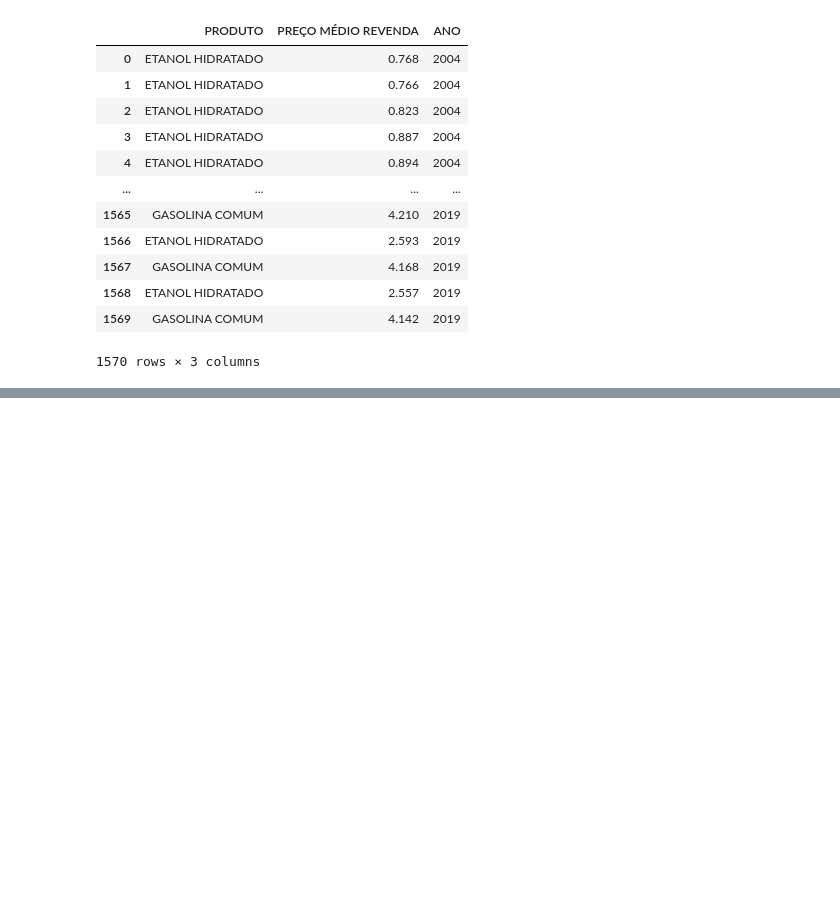
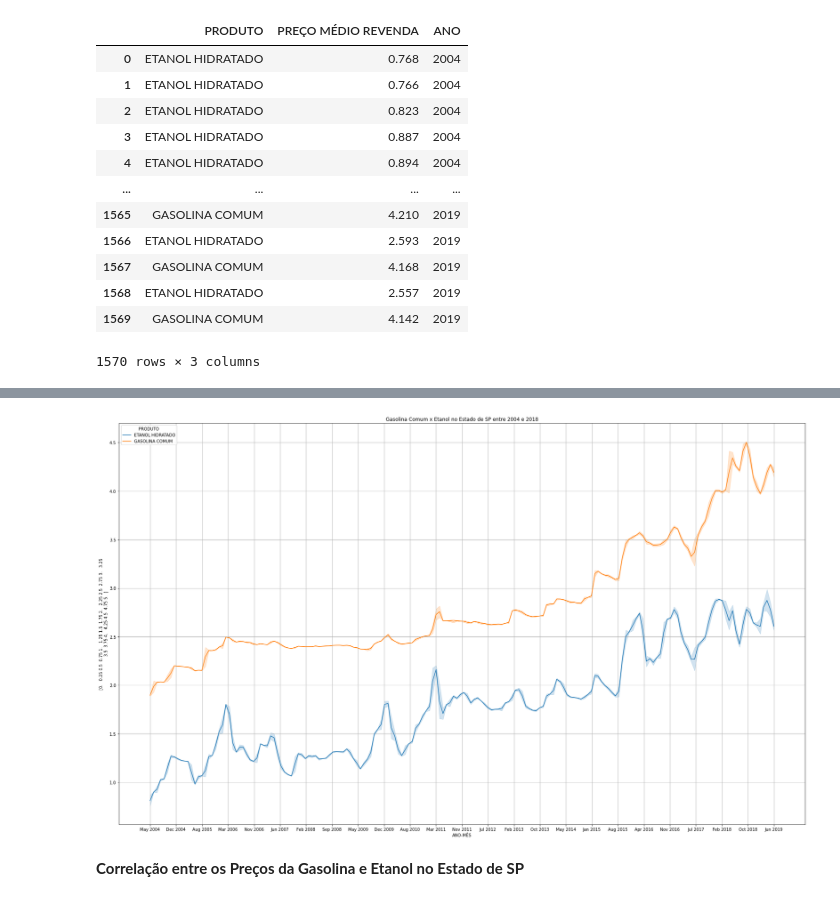
Before and after one commit to edmgjr/portifolio, a Jupyter notebook: Analise_Exploratória_Preços_combustiveis.ipynb, the cells around one changed output, grey strips where cells are left out. Drawn from its saved outputs; the diff is of its cells as text; code cells hidden in the pictures; blank space fills up the shorter version.

```diff
--- a/Analise_Exploratória_Preços_combustiveis.ipynb
+++ b/Analise_Exploratória_Preços_combustiveis.ipynb
@@ -751,0 +855,21 @@ df
+# %%
+min_data = datas_unicas.min()
+max_data = datas_unicas.max()
+
+xticks = pd.date_range(datas_unicas.min(), datas_unicas.max(), periods=25).to_pydatetime()
+# %%
+import matplotlib.dates as mdates
+
+ticks_precos = np.arange(0.0, 5.01, 0.25)
+
+plt.figure(figsize=(30,18))
+ax = sns.lineplot(x="ANO-MÊS", y='PREÇO MÉDIO REVENDA', ci='sd', data=df, hue="PRODUTO")
+ax.set_title('Gasolina Comum x Etanol no Estado de SP entre 2004 e 2018')
+ax.xaxis.set_major_formatter(mdates.DateFormatter('%b %Y'))
+ax.set_xticks(xticks)
+ax.set_ylabel(ticks_precos)
+plt.grid()
+# %% [output]
+[figure, added]
+# %% [markdown]
+**Correlação entre os Preços da Gasolina e Etanol no Estado de SP**
```
Also changed, not shown: parts of 47 cells of this notebook.
